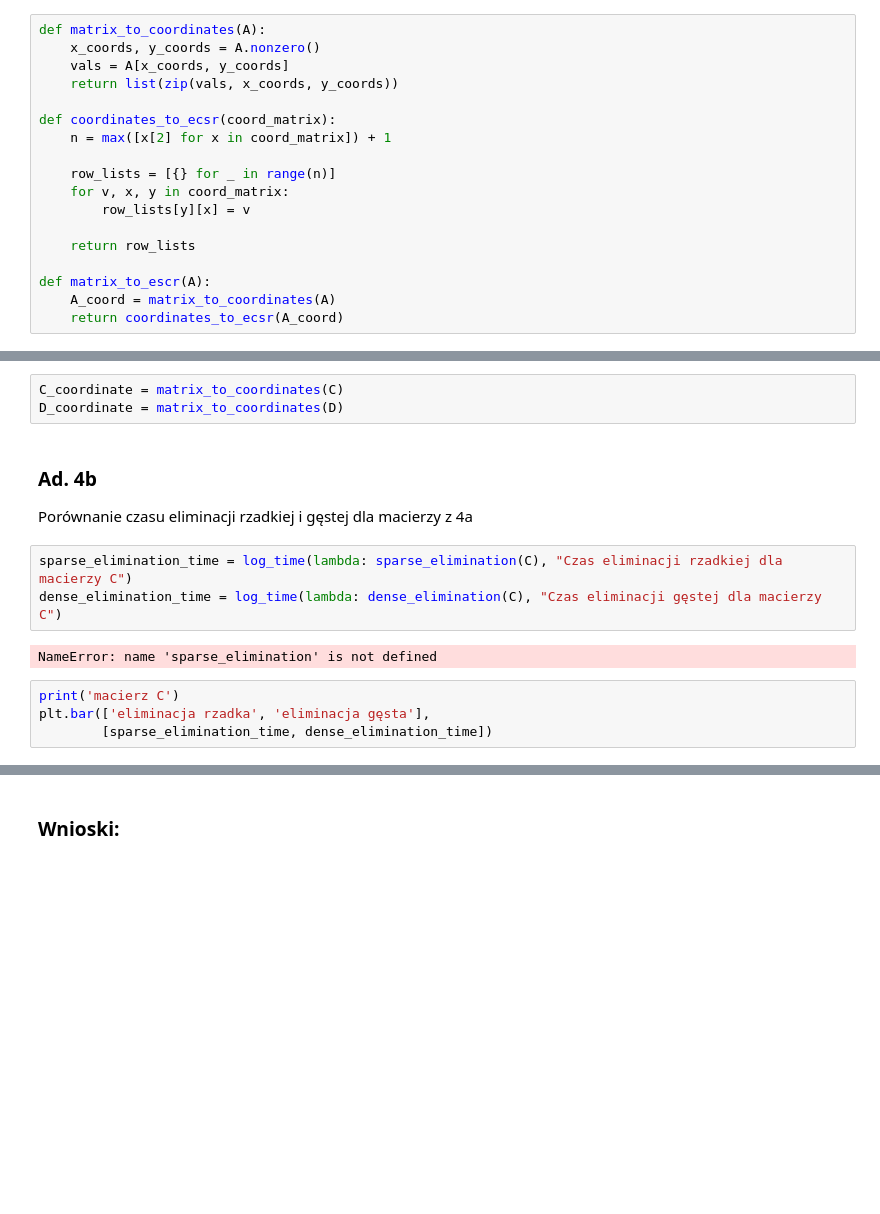
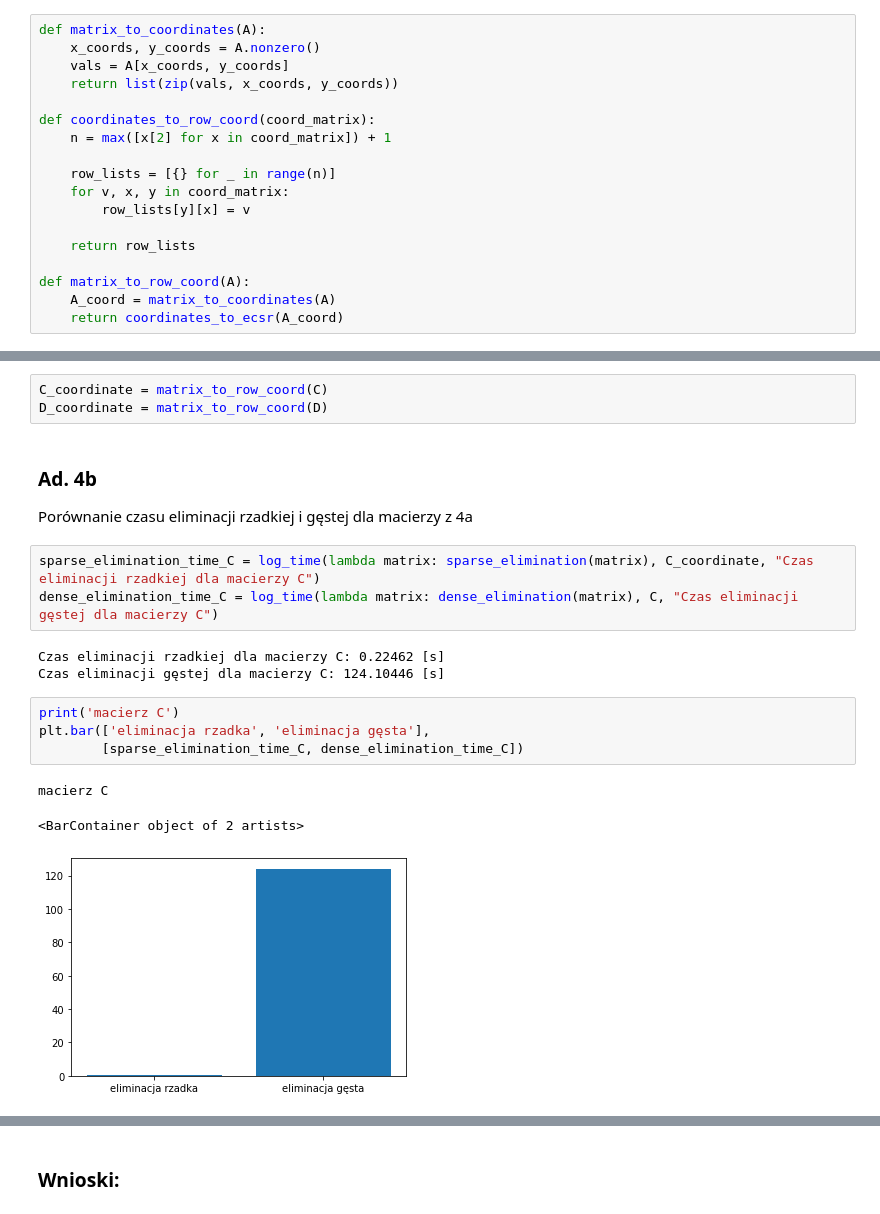
Before and after one commit to pkrucz00/alg_macierz, a Jupyter notebook: zadanie4/zadanie4.ipynb, the cells around one changed output, grey strips where cells are left out. Drawn from its saved outputs; the diff is of its cells as text; blank space fills up the shorter version.

```diff
--- a/zadanie4/zadanie4.ipynb
+++ b/zadanie4/zadanie4.ipynb
@@ -94,7 +94,7 @@ def matrix_to_coordinates(A):
     vals = A[x_coords, y_coords]
     return list(zip(vals, x_coords, y_coords))
 
-def coordinates_to_ecsr(coord_matrix):
+def coordinates_to_row_coord(coord_matrix):
     n = max([x[2] for x in coord_matrix]) + 1
 
     row_lists = [{} for _ in range(n)]
@@ -103,7 +103,7 @@ def coordinates_to_ecsr(coord_matrix):
 
     return row_lists
 
-def matrix_to_escr(A):
+def matrix_to_row_coord(A):
     A_coord = matrix_to_coordinates(A)
     return coordinates_to_ecsr(A_coord)
 # %%
@@ -183,18 +246,23 @@ spy(D, plot_2)
 # %% [markdown]
 Konwersja do Coordinate format
 # %%
-C_coordinate = matrix_to_coordinates(C)
-D_coordinate = matrix_to_coordinates(D)
+C_coordinate = matrix_to_row_coord(C)
+D_coordinate = matrix_to_row_coord(D)
 # %% [markdown]
 ### Ad. 4b
 Porównanie czasu eliminacji rzadkiej i gęstej dla macierzy z 4a
 # %%
-sparse_elimination_time = log_time(lambda: sparse_elimination(C), "Czas eliminacji rzadkiej dla macierzy C")
-dense_elimination_time = log_time(lambda: dense_elimination(C), "Czas eliminacji gęstej dla macierzy C")
+sparse_elimination_time_C = log_time(lambda matrix: sparse_elimination(matrix), C_coordinate, "Czas eliminacji rzadkiej dla macierzy C")
+dense_elimination_time_C = log_time(lambda matrix: dense_elimination(matrix), C, "Czas eliminacji gęstej dla macierzy C")
 # %% [output]
-NameError: name 'sparse_elimination' is not defined
+Czas eliminacji rzadkiej dla macierzy C: 0.22462 [s]
+Czas eliminacji gęstej dla macierzy C: 124.10446 [s]
 # %%
 print('macierz C')
 plt.bar(['eliminacja rzadka', 'eliminacja gęsta'],
-        [sparse_elimination_time, dense_elimination_time])
+        [sparse_elimination_time_C, dense_elimination_time_C])
+# %% [output]
+macierz C
+<BarContainer object of 2 artists>
+[figure, added]
 # %%
```
Also changed, not shown: parts of 23 cells of this notebook, 7 other files.
